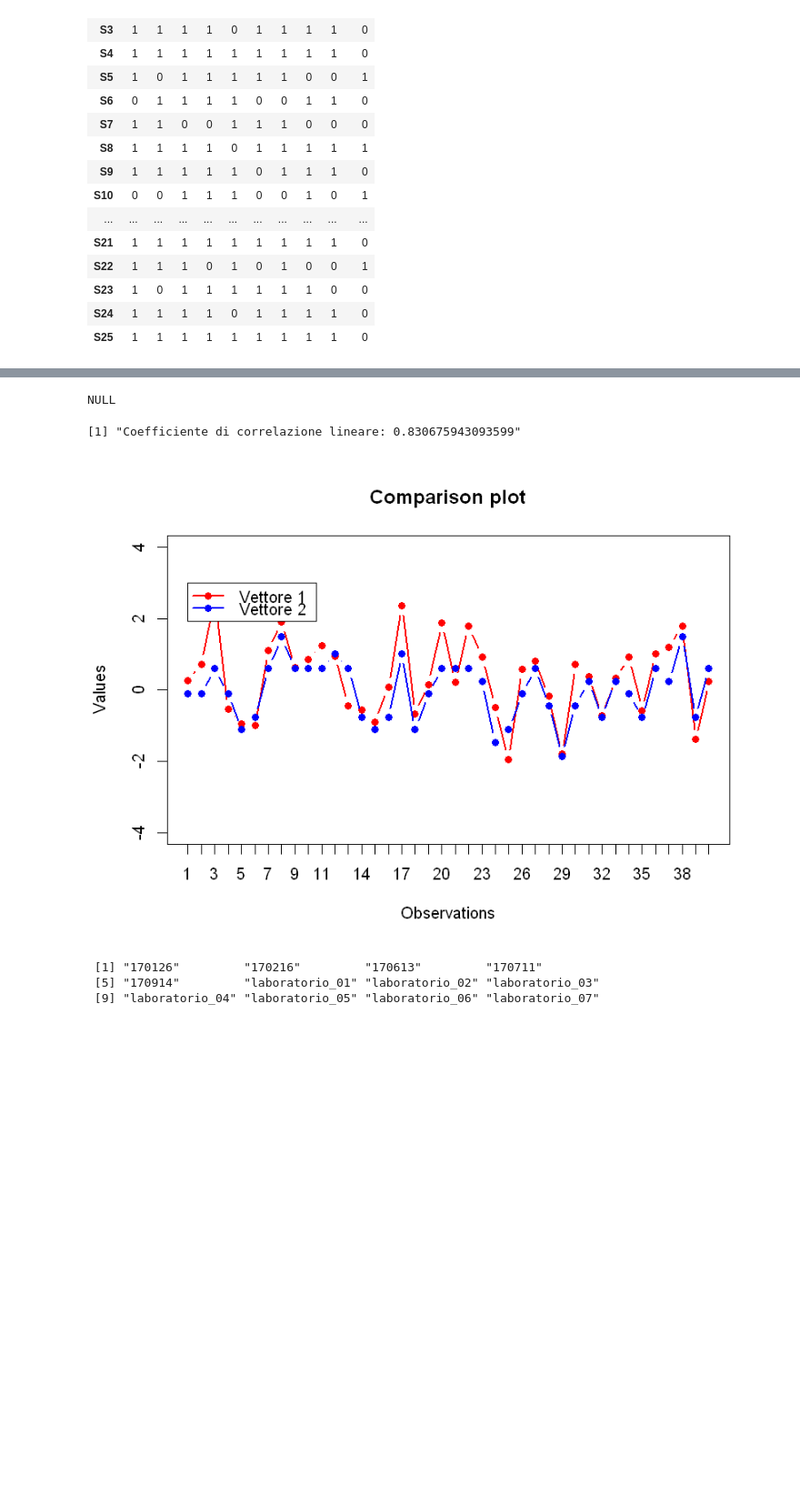
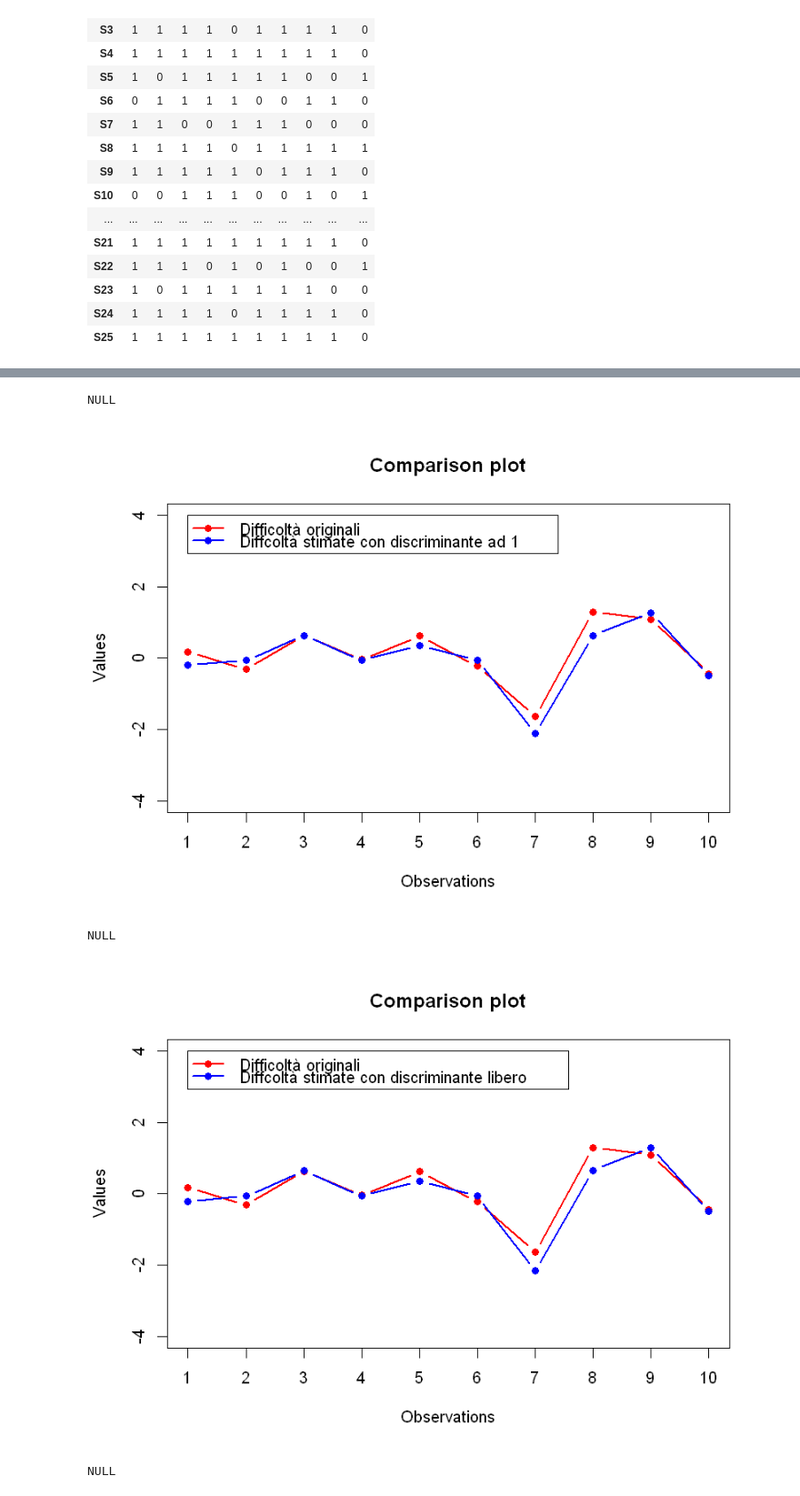
Before and after one commit to MarcoCordoni95/TesiTriennale-ItemResponseTheory, a Jupyter notebook: IRT.ipynb, the cells around one changed output, grey strips where cells are left out. Shown at 91% size. Saved outputs shown, nothing was run; the diff lists cells and outputs as text; code cells hidden in the pictures; blank space fills up the shorter version.

```diff
--- a/IRT.ipynb
+++ b/IRT.ipynb
@@ -340,7 +315,6 @@ showProbabilities(dfP)
 generateDichot <- function(diff, abil) {
     items <- data.frame(matrix(0, ncol = length(diff), nrow = length(abil)))
     prob <- calcProbabilites(items, diff, abil)
-
     namesCol  <- names(items)
     namesRow  <- row.names(items)
     for (row in namesRow) {
@@ -348,7 +322,6 @@ generateDichot <- function(diff, abil) {
             items[row,col] <- rbinom(1, 1, prob[row,col])
         }
     }
-
     items
 }
 
@@ -376,8 +349,10 @@ validationWithDifference <- function(vect1, vect2) {
 
 #' Valuta la bontà del mio stimatore confrontando graficamente le difficoltà o le abilità passate per argomento
 #'
-#' @param vect1 vettore di difficoltà o abilità
-#' @param vect2 vettore di difficoltà o abilità
+#' @param vect1 Vettore di difficoltà o abilità
+#' @param vect2 Vettore di difficoltà o abilità
+#' @param label1 Descrizione del vettore 1
+#' @param label2 Descrizione del vettore 2
 #' @examples
 #' numItems <- 10
 #' numStudents <- 30
@@ -388,12 +363,12 @@ validationWithDifference <- function(vect1, vect2) {
 #' genDicBoot <- bootstrapping(genDic, numStudents * bootStrapVal)
 #' diffEstim <- estimateDifficultiesDichotFreeDiscrim(genDicBoot)
 #' validationWithPlot(diffInit, diffEstim)
-validationWithPlot <- function(vect1, vect2) {
+validationWithPlot <- function(vect1, vect2, label1 = "Vettore 1", label2 = "Vettore 2") {
     plot(vect1,xlim=c(1,length(vect1)),ylim=c(-4,4),type="b",main="Comparison plot",xlab="Observations",ylab="Values",xaxt="n",col="red",pch=16,lwd=2)
     axis(1, at = 1:length(vect1), labels = 1:length(vect1))
     par(new = TRUE)
     plot(vect2, type = "b", xlim = c(1,length(vect2)),ylim = c(-4,4), xaxt='n', yaxt = "n", xlab = "", ylab = "", col = "blue", pch=16, lwd=2)
-    legend(1, 3, legend=c("Vettore 1", "Vettore 2"), col=c("red", "blue"), lty=1, cex=1, lwd=2, pch=16)
+    legend(1, 4, legend=c(label1, label2), col=c("red", "blue"), lty=1, cex=1, lwd=2, pch=16)
     NULL
 }
 
@@ -453,8 +428,8 @@ simulate <- function(diff, abil, generator, estimator, validator, increaseTable
 # %%
 # Definisco il numero di items, il numero di studenti ed quante estrazioni effettuare rispetto al numero di studenti
 numItems <- 10
-numStudents <- 40
-bootStrapVal <- 15
+numStudents <- 35
+bootStrapVal <- 25
 
 # Genero randomicamente difficolà e abilità
 diff <- rnorm(numItems)
@@ -519,8 +445,0 @@ NULL
-# %%
-# Confronto le abilità iniziali e quelle stimate
-validationWithPlot(abil, esAbil)
-paste("Coefficiente di correlazione lineare:",validationWithCor(abil, esAbil))
-# %% [output]
-NULL
-[1] "Coefficiente di correlazione lineare: 0.830675943093599"
-[figure, removed]
@@ -530,7 +446,15 @@ source("data.R")
-# %%
-# elenco delle sessioni d’esame
-sessions
-# %% [output]
- [1] "170126"         "170216"         "170613"         "170711"
- [5] "170914"         "laboratorio_01" "laboratorio_02" "laboratorio_03"
- [9] "laboratorio_04" "laboratorio_05" "laboratorio_06" "laboratorio_07"
+# %%
+# Confronto le difficoltà iniziali e quelle stimate fissando il discriminante ad 1
+validationWithPlot(diff, esDiffO, "Difficoltà originali", "Diffcoltà stimate con discriminante ad 1")
+
+# Confronto le difficoltà iniziali e quelle stimate senza fissare il discriminante
+validationWithPlot(diff, esDiffF, "Difficoltà originali", "Diffcoltà stimate con discriminante libero")
+
+# Confronto le difficoltà stimate fissando il discriminante ad 1 con quelle stimate senza fissarlo
+validationWithPlot(esDiffO, esDiffF, "Diffcoltà stimate con discriminante ad 1", "Diffcoltà stimate con discriminante libero")
+# %% [output]
+NULL
+[figure, added]
+NULL
+[figure, added]
+NULL
```
Also changed, not shown: parts of 22 cells of this notebook, 1 other file.
